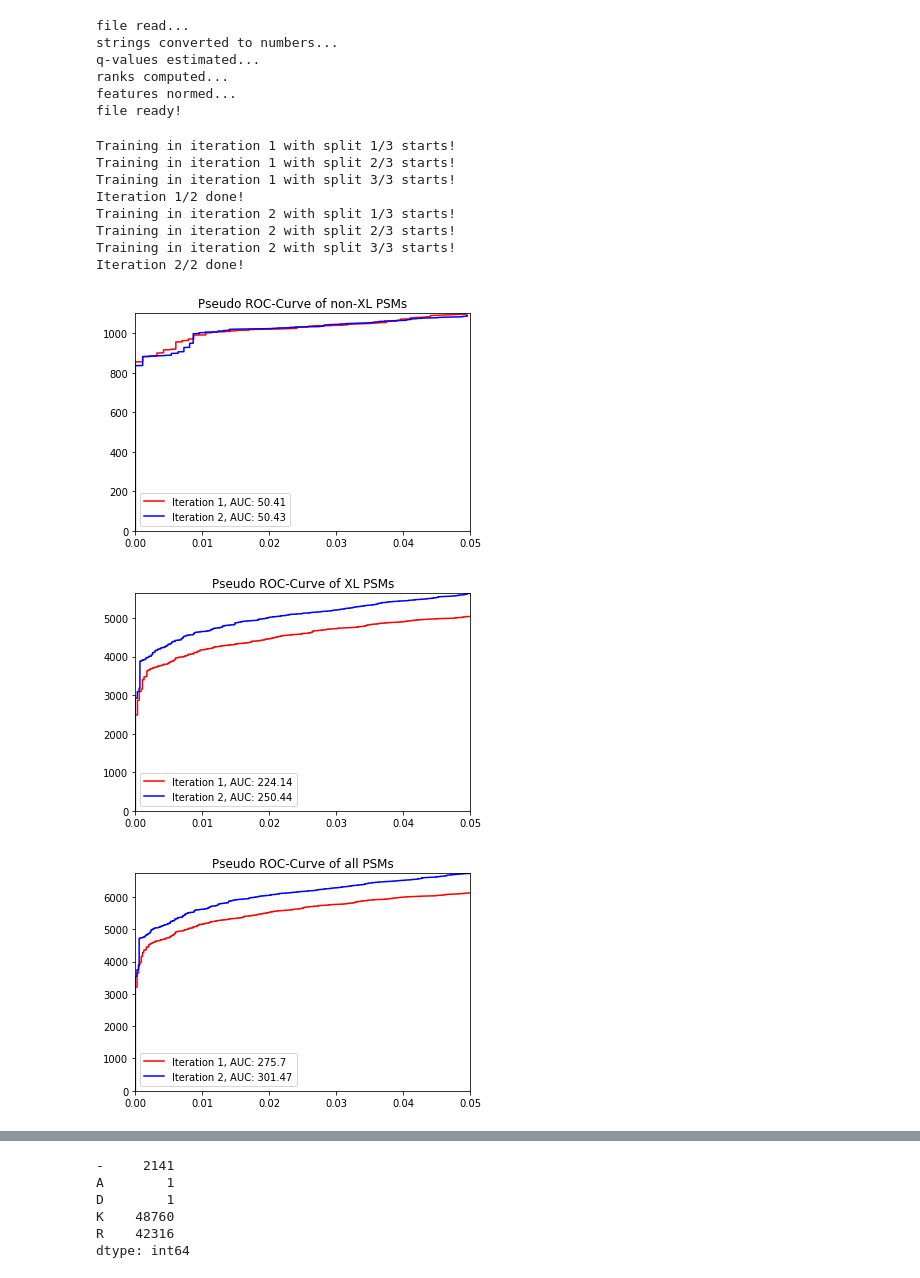
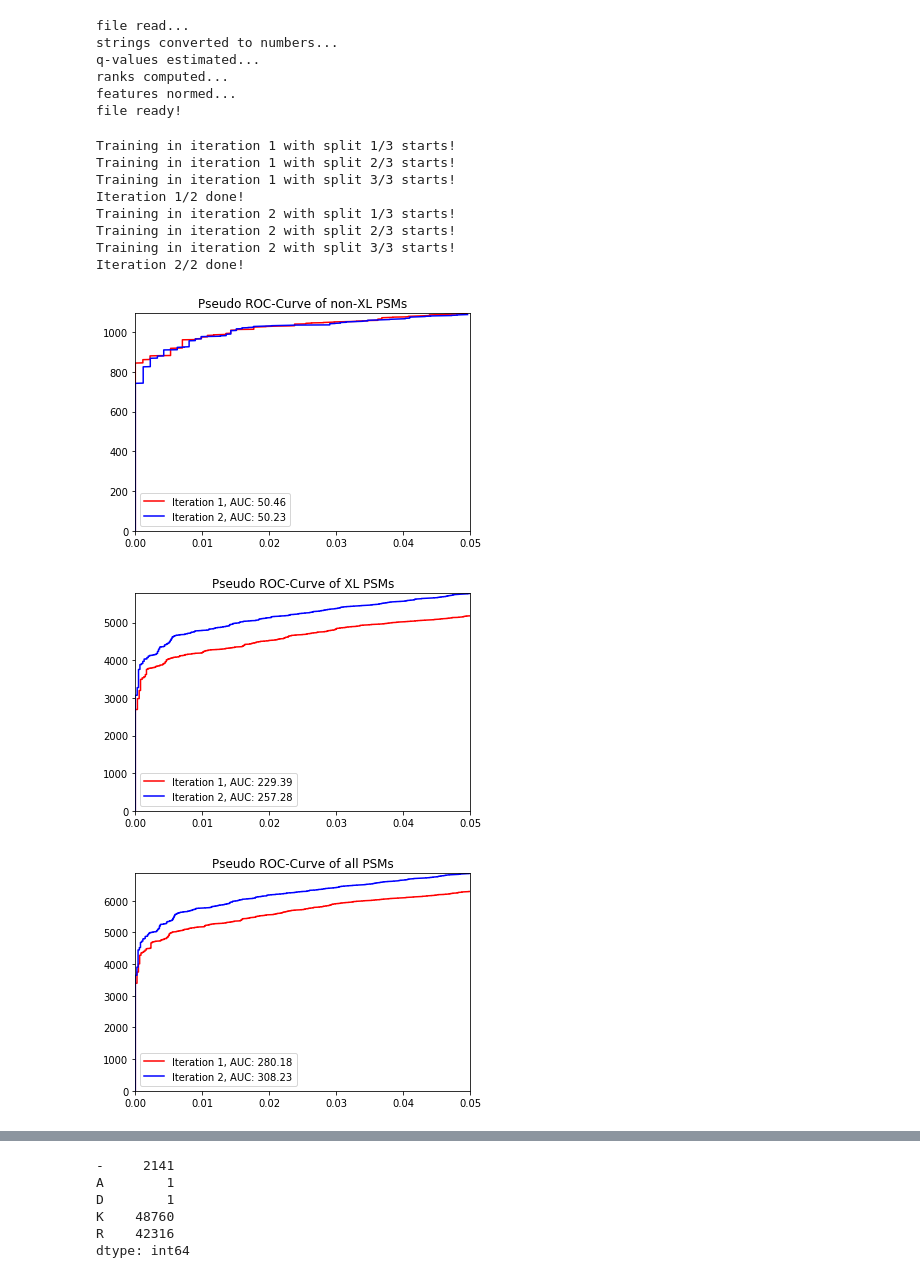
Before and after one commit to emilpaulitz/Bachelor-Thesis, a Jupyter notebook: src/Testing.ipynb, the cells around one changed output, grey strips where cells are left out. Saved outputs shown, nothing was run; the diff lists cells and outputs as text; code cells hidden in the pictures.

```diff
--- a/src/Testing.ipynb
+++ b/src/Testing.ipynb
@@ -6,6 +6,7 @@ scoreCol = 'NuXL:score'
 excluded = ['SpecId', 'Label', 'ScanNr', 'Peptide', 'Proteins', 'FDR', 'q-val', 'class-specific_q-val', 'Rank', 'temp_score', 'percolator_score']
 
 dSlow = readAndProcess('../data/1-AChernev_080219_dir_HeLa_cyt_UCGA_slow.tsv', idCol, scoreCol, excludedCols = excluded)
+features = [x for x in list(dSlow.columns) if (x not in excluded)]
 # %% [output]
 file read...
 strings converted to numbers...
@@ -14,19 +15,19 @@ ranks computed...
 features normed...
 file ready!
 # %%
-p = percolator(dSlow, idCol, excluded, I = 2, plotEveryIter = True, plotSaveName = 'Test.png')
+p = percolator(dSlow, idCol, features, I = 2, plotEveryIter = True, plotSaveName = 'Test.png')
 # %% [output]
 Training in iteration 1 with split 1/3 starts!
 Training in iteration 1 with split 2/3 starts!
 Training in iteration 1 with split 3/3 starts!
 Iteration 1/2 done!
 Training in iteration 2 with split 1/3 starts!
 Training in iteration 2 with split 2/3 starts!
 Training in iteration 2 with split 3/3 starts!
 Iteration 2/2 done!
-[figure, old version]
+[figure, new version]
-[figure, old version]
+[figure, new version]
-[figure, old version]
+[figure, new version]
 # %%
 dSlow.head()
 # %% [output]
```
Also changed, not shown: parts of 4 cells of this notebook, 5 other files.
